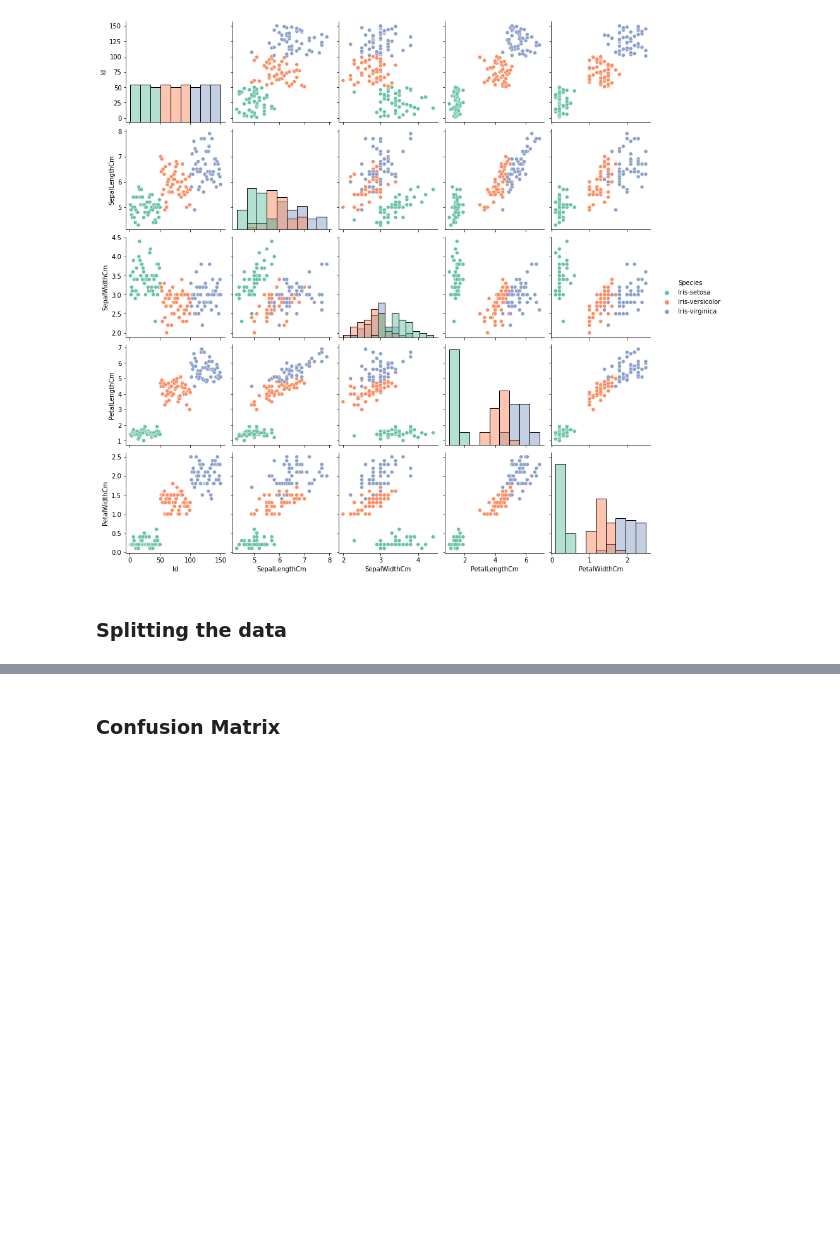
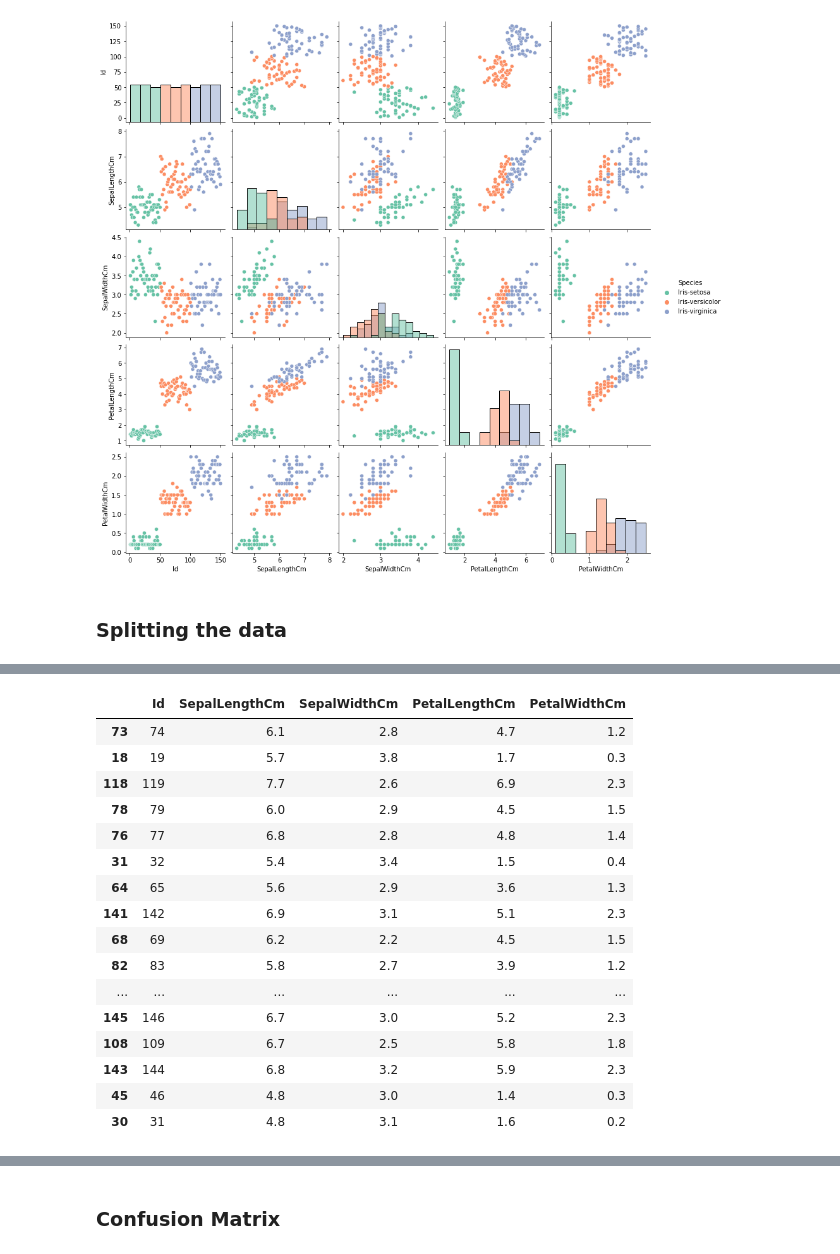
Before and after one commit to sravya-creator/OIBSIP, a Jupyter notebook: Oasis Infobyte Task1.ipynb, the cells around one changed output, grey strips where cells are left out. Saved outputs shown, nothing was run; the diff lists cells and outputs as text; code cells hidden in the pictures; blank space fills up the shorter version.

```diff
--- a/Oasis Infobyte Task1.ipynb
+++ b/Oasis Infobyte Task1.ipynb
@@ -170,0 +187,20 @@ X_train, X_test, y_train, y_test = train_test_split(X, y, test_size=0.2, random_
+# %%
+X_test
+# %% [output]
+|  | Id | SepalLengthCm | SepalWidthCm | PetalLengthCm | PetalWidthCm |
+| 73 | 74 | 6.1 | 2.8 | 4.7 | 1.2 |
+| 18 | 19 | 5.7 | 3.8 | 1.7 | 0.3 |
+| 118 | 119 | 7.7 | 2.6 | 6.9 | 2.3 |
+| 78 | 79 | 6.0 | 2.9 | 4.5 | 1.5 |
+| 76 | 77 | 6.8 | 2.8 | 4.8 | 1.4 |
+| 31 | 32 | 5.4 | 3.4 | 1.5 | 0.4 |
+| 64 | 65 | 5.6 | 2.9 | 3.6 | 1.3 |
+| 141 | 142 | 6.9 | 3.1 | 5.1 | 2.3 |
+| 68 | 69 | 6.2 | 2.2 | 4.5 | 1.5 |
+| 82 | 83 | 5.8 | 2.7 | 3.9 | 1.2 |
+| ... | ... | ... | ... | ... | ... |
+| 145 | 146 | 6.7 | 3.0 | 5.2 | 2.3 |
+| 108 | 109 | 6.7 | 2.5 | 5.8 | 1.8 |
+| 143 | 144 | 6.8 | 3.2 | 5.9 | 2.3 |
+| 45 | 46 | 4.8 | 3.0 | 1.4 | 0.3 |
+| 30 | 31 | 4.8 | 3.1 | 1.6 | 0.2 |
```
Also changed, not shown: parts of 4 cells of this notebook.
